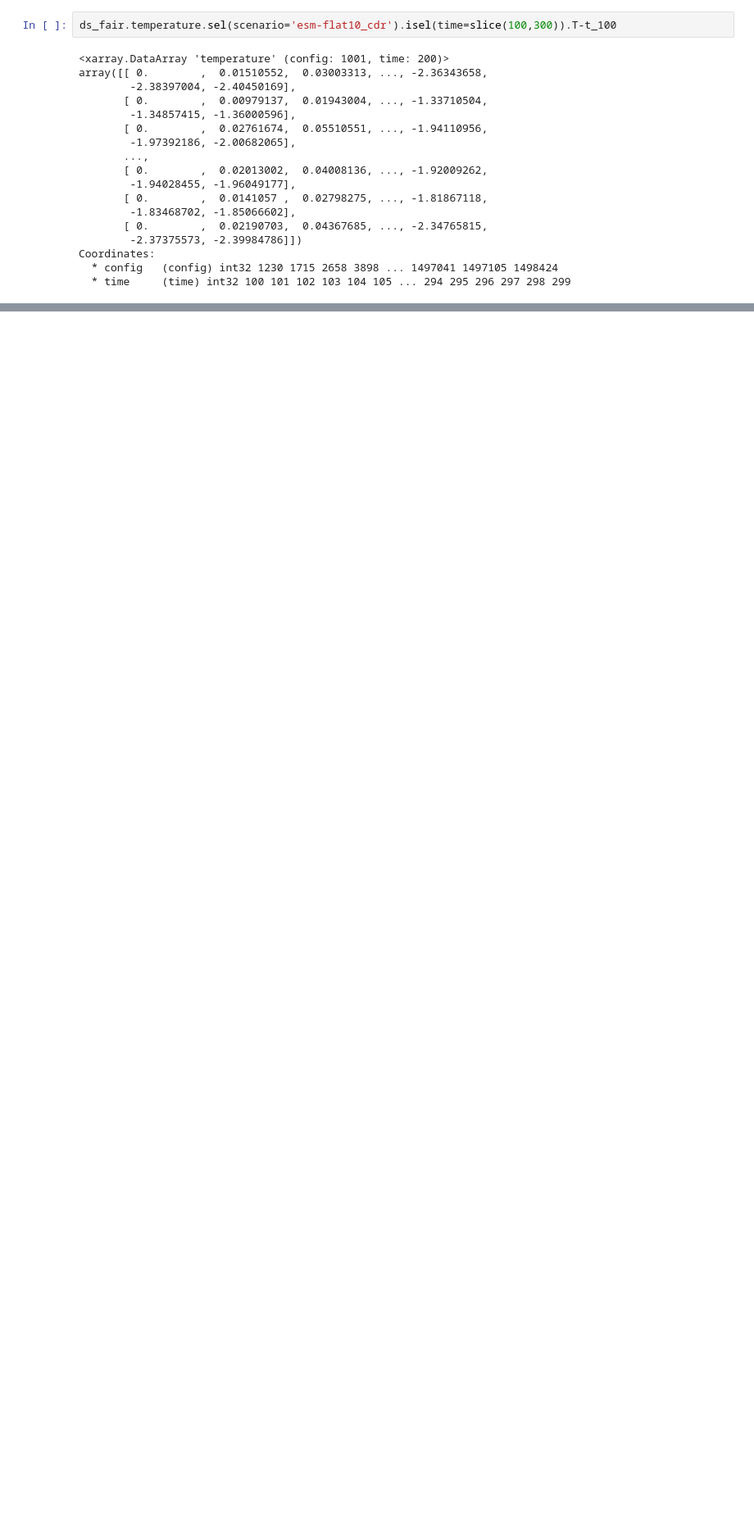
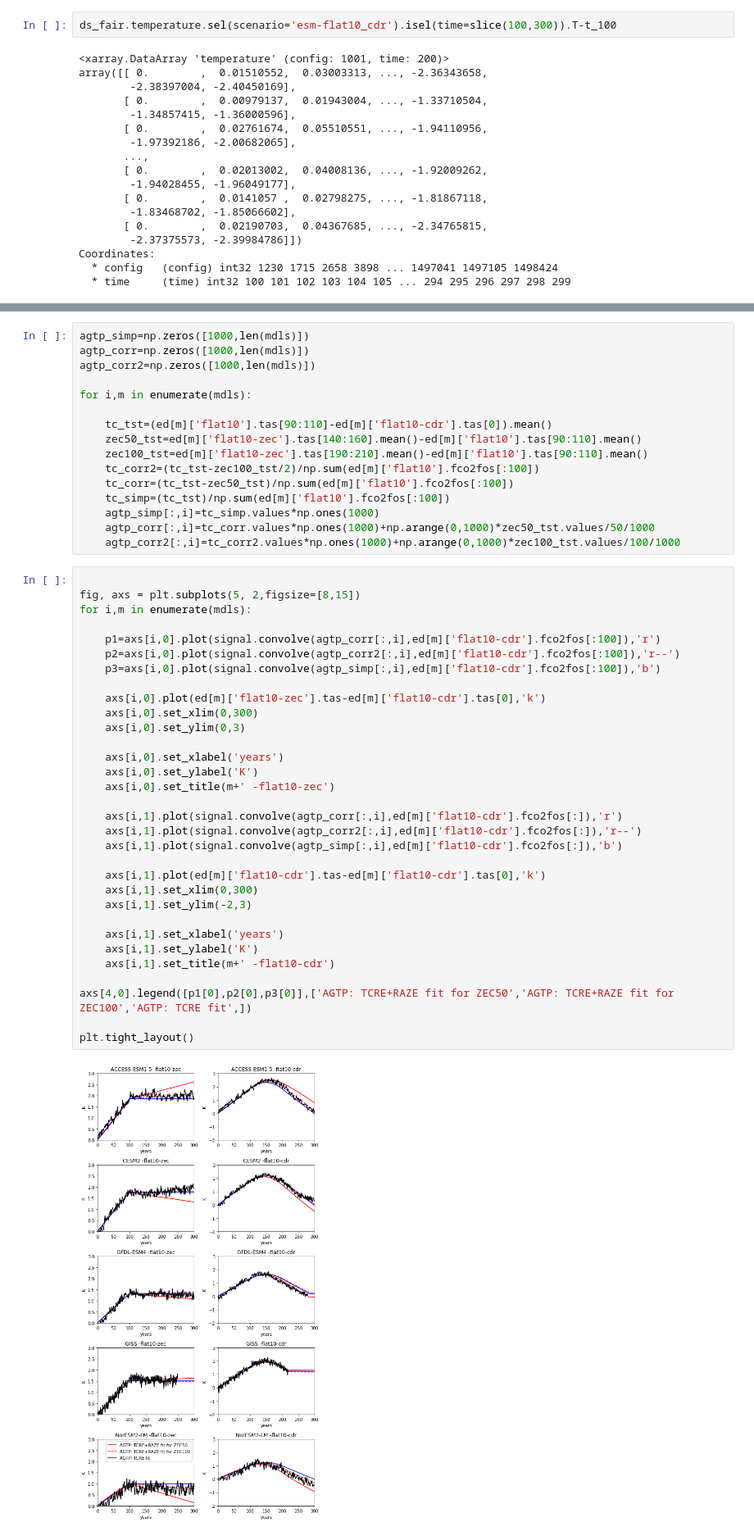
Before and after one commit to ckoven/esm-deck, a Jupyter notebook: flat10_scm.ipynb, the cells around one changed output, grey strips where cells are left out. Shown at 82% size. Saved outputs shown, nothing was run; the diff lists cells and outputs as text; blank space fills up the shorter version.

Commit message:
raze stuff

```diff
--- a/flat10_scm.ipynb
+++ b/flat10_scm.ipynb
@@ -730,0 +703,50 @@ plt.plot(280+np.cumsum(e_flat10_cdr['Emission Rate (PgC a-1)']-ed['NorESM2-LM'][
+# %%
+agtp_simp=np.zeros([1000,len(mdls)])
+agtp_corr=np.zeros([1000,len(mdls)])
+agtp_corr2=np.zeros([1000,len(mdls)])
+
+for i,m in enumerate(mdls):
+
+    tc_tst=(ed[m]['flat10'].tas[90:110]-ed[m]['flat10-cdr'].tas[0]).mean()
+    zec50_tst=ed[m]['flat10-zec'].tas[140:160].mean()-ed[m]['flat10'].tas[90:110].mean()
+    zec100_tst=ed[m]['flat10-zec'].tas[190:210].mean()-ed[m]['flat10'].tas[90:110].mean()
+    tc_corr2=(tc_tst-zec100_tst/2)/np.sum(ed[m]['flat10'].fco2fos[:100])
+    tc_corr=(tc_tst-zec50_tst)/np.sum(ed[m]['flat10'].fco2fos[:100])
+    tc_simp=(tc_tst)/np.sum(ed[m]['flat10'].fco2fos[:100])
+    agtp_simp[:,i]=tc_simp.values*np.ones(1000)
+    agtp_corr[:,i]=tc_corr.values*np.ones(1000)+np.arange(0,1000)*zec50_tst.values/50/1000
+    agtp_corr2[:,i]=tc_corr2.values*np.ones(1000)+np.arange(0,1000)*zec100_tst.values/100/1000
+# %%
+
+fig, axs = plt.subplots(5, 2,figsize=[8,15])
+for i,m in enumerate(mdls):
+
+    p1=axs[i,0].plot(signal.convolve(agtp_corr[:,i],ed[m]['flat10-cdr'].fco2fos[:100]),'r')
+    p2=axs[i,0].plot(signal.convolve(agtp_corr2[:,i],ed[m]['flat10-cdr'].fco2fos[:100]),'r--')
+    p3=axs[i,0].plot(signal.convolve(agtp_simp[:,i],ed[m]['flat10-cdr'].fco2fos[:100]),'b')
+
+    axs[i,0].plot(ed[m]['flat10-zec'].tas-ed[m]['flat10-cdr'].tas[0],'k')
+    axs[i,0].set_xlim(0,300)
+    axs[i,0].set_ylim(0,3)
+
+    axs[i,0].set_xlabel('years')
+    axs[i,0].set_ylabel('K')
+    axs[i,0].set_title(m+' -flat10-zec')
+
+    axs[i,1].plot(signal.convolve(agtp_corr[:,i],ed[m]['flat10-cdr'].fco2fos[:]),'r')
+    axs[i,1].plot(signal.convolve(agtp_corr2[:,i],ed[m]['flat10-cdr'].fco2fos[:]),'r--')
+    axs[i,1].plot(signal.convolve(agtp_simp[:,i],ed[m]['flat10-cdr'].fco2fos[:]),'b')
+
+    axs[i,1].plot(ed[m]['flat10-cdr'].tas-ed[m]['flat10-cdr'].tas[0],'k')
+    axs[i,1].set_xlim(0,300)
+    axs[i,1].set_ylim(-2,3)
+
+    axs[i,1].set_xlabel('years')
+    axs[i,1].set_ylabel('K')
+    axs[i,1].set_title(m+' -flat10-cdr')
+
+axs[4,0].legend([p1[0],p2[0],p3[0]],['AGTP: TCRE+RAZE fit for ZEC50','AGTP: TCRE+RAZE fit for ZEC100','AGTP: TCRE fit',])
+
+plt.tight_layout()
+# %% [output]
+[figure, added]
```
Also changed, not shown: parts of 27 cells of this notebook.
